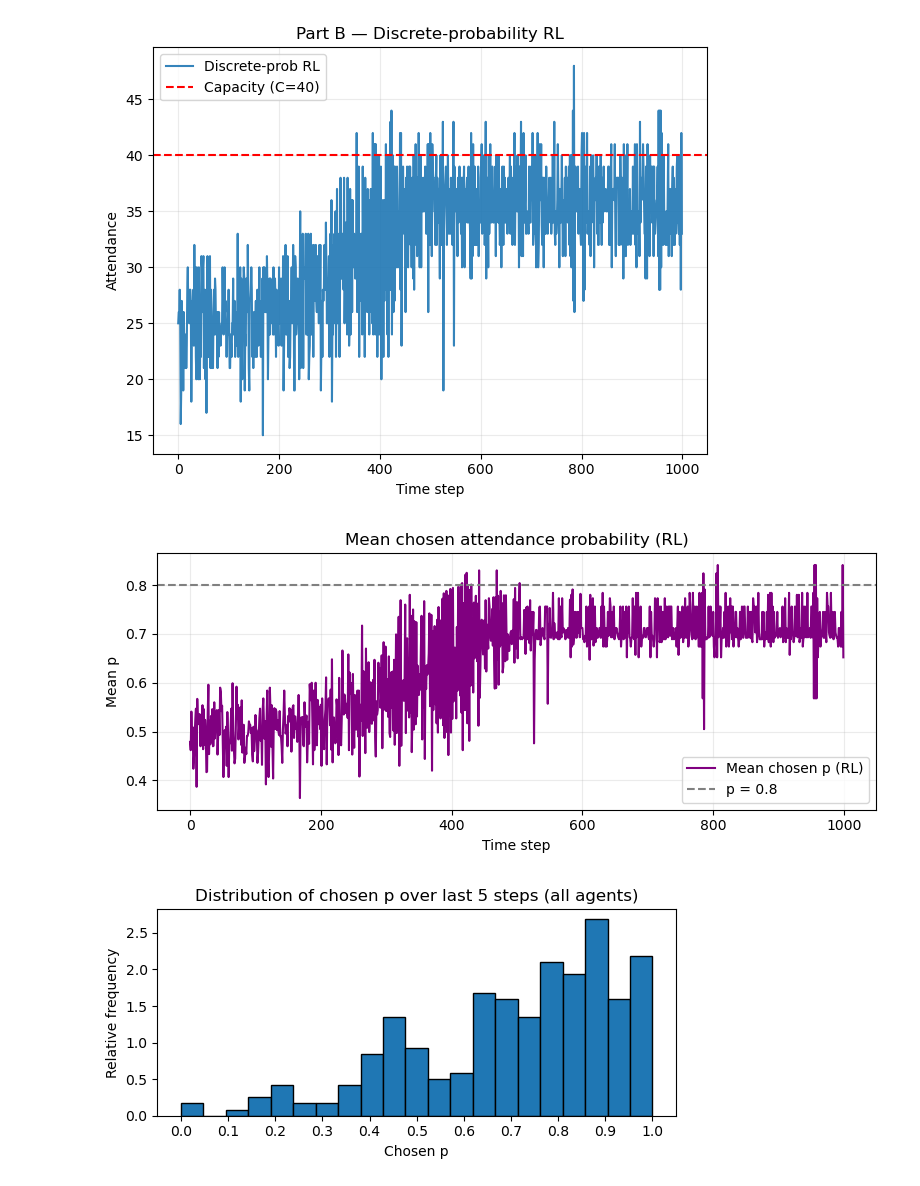
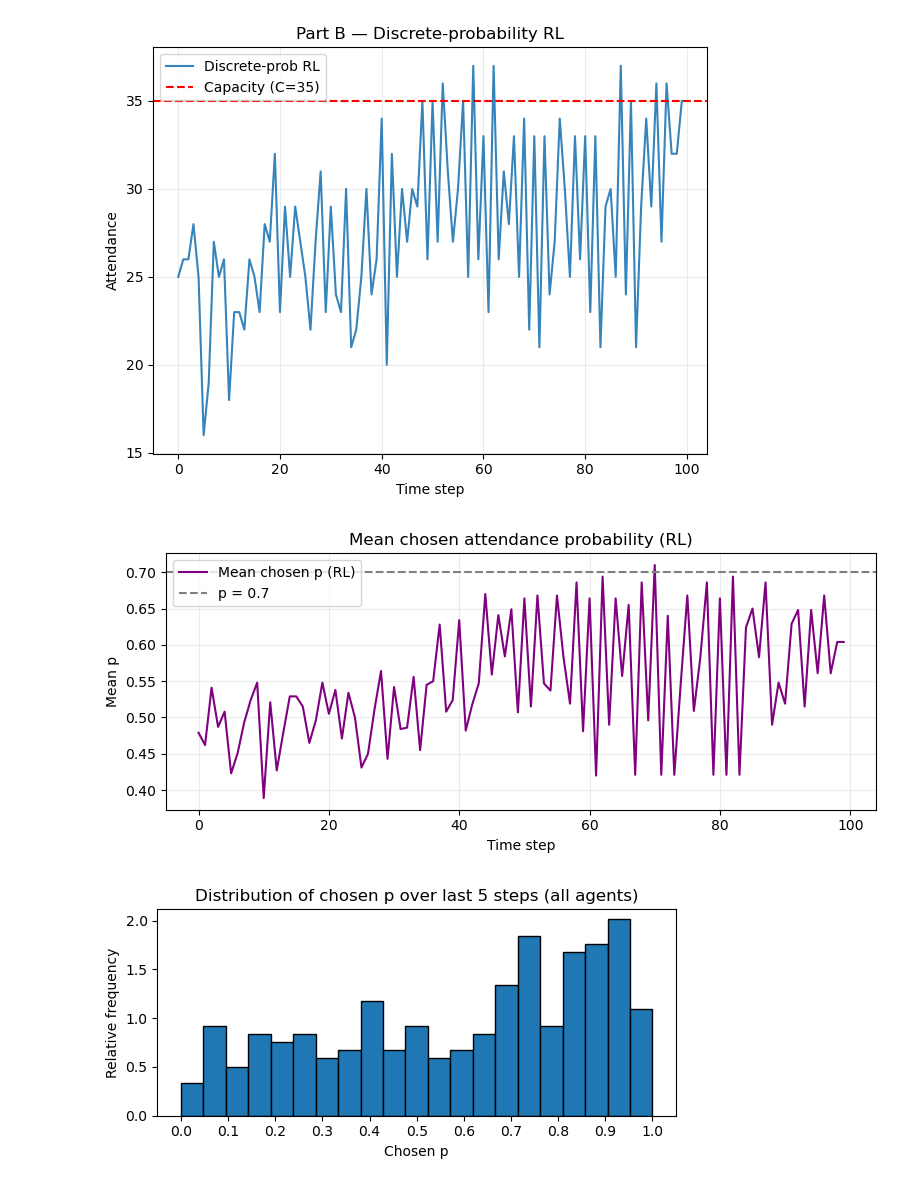
Before and after one commit to DragonsAreFuckingCool/discrete-probability-multi-agent-reinforcement-learning, a Jupyter notebook: IndividualPunishment.ipynb, the cells around one changed output. Saved outputs shown, nothing was run; the diff lists cells and outputs as text; code cells hidden in the pictures.

```diff
--- a/IndividualPunishment.ipynb
+++ b/IndividualPunishment.ipynb
@@ -20,7 +20,7 @@ np.random.seed(SEED)
 
 # Game / environment
 N = 50            # number of agents
-C_frac = 0.8      # capacity as fraction of population
+C_frac = 0.7      # capacity as fraction of population
 C = int(C_frac * N)  # bar capacity
 T = 1000         # number of rounds / time steps
 
@@ -45,7 +45,7 @@ K_INIT = 0.1    # initial Q value range
 
 # --- Temperature schedule parameters ---
 TAU_START = 1.0      # initial exploration temperature
-TAU_MIN = 0.001       # minimal exploration
+TAU_MIN = 0.0001       # minimal exploration
 
 
 # -------------------------
@@ -73,7 +73,7 @@ def make_state(A):
     return (a_int)
 
 
-def run_discrete_prob_rl(N=N, C=C, T=T, M=M, lr=LR, gamma=GAMMA,
+def run_discrete_prob_rl(G=G, S=S, F=F, N=N, C=C, T=T, M=M, lr=LR, gamma=GAMMA,
                          tau_start=TAU_START, tau_min=TAU_MIN,
                          rho=rho, alpha=alpha, beta=beta, bar_theta=bar_theta,
                          theta_cap=theta_cap, k_init=K_INIT):
@@ -132,7 +132,7 @@ def run_discrete_prob_rl(N=N, C=C, T=T, M=M, lr=LR, gamma=GAMMA,
             idx = np.random.choice(np.arange(M + 1), p=probs) #idx is the chosen discrete index; stored in chosen_idxs[i] and increments chosen_action_counts[i, idx].
             # idx is a random choice, but weighted by the current Q-values. It’s not purely random; it’s probabilistic action selection guided by the learned Q-values.
             chosen_idxs[i] = int(idx)
-            chosen_action_counts[i, idx] += 1
+            chosen_action_counts[i, idx] += 1 #help - for hist i think
 
 
         p_vec = chosen_idxs / float(M) #The chosen index is mapped to a probability p = idx / M
@@ -226,7 +226,7 @@ if __name__ == "__main__":
 
     print("\n=== Discrete-probability RL ===")
 
-    res = run_discrete_prob_rl(N=N, C=C, T=T, M=M, lr=LR, gamma=GAMMA,
+    res = run_discrete_prob_rl(G=G, S=S, F=F, N=N, C=C, T=100, M=M, lr=LR, gamma=GAMMA,
                                tau_start=TAU_START, tau_min=TAU_MIN,
                          rho=rho, alpha=alpha, beta=beta, bar_theta=bar_theta,
                          theta_cap=theta_cap, k_init=K_INIT)
@@ -288,3 +288,3 @@ Mean chosen p (last 20): 0.712
-[figure, old version]
+[figure, new version]
-[figure, old version]
+[figure, new version]
-[figure, old version]
+[figure, new version]
```
Also changed, not shown: parts of 8 cells of this notebook.
